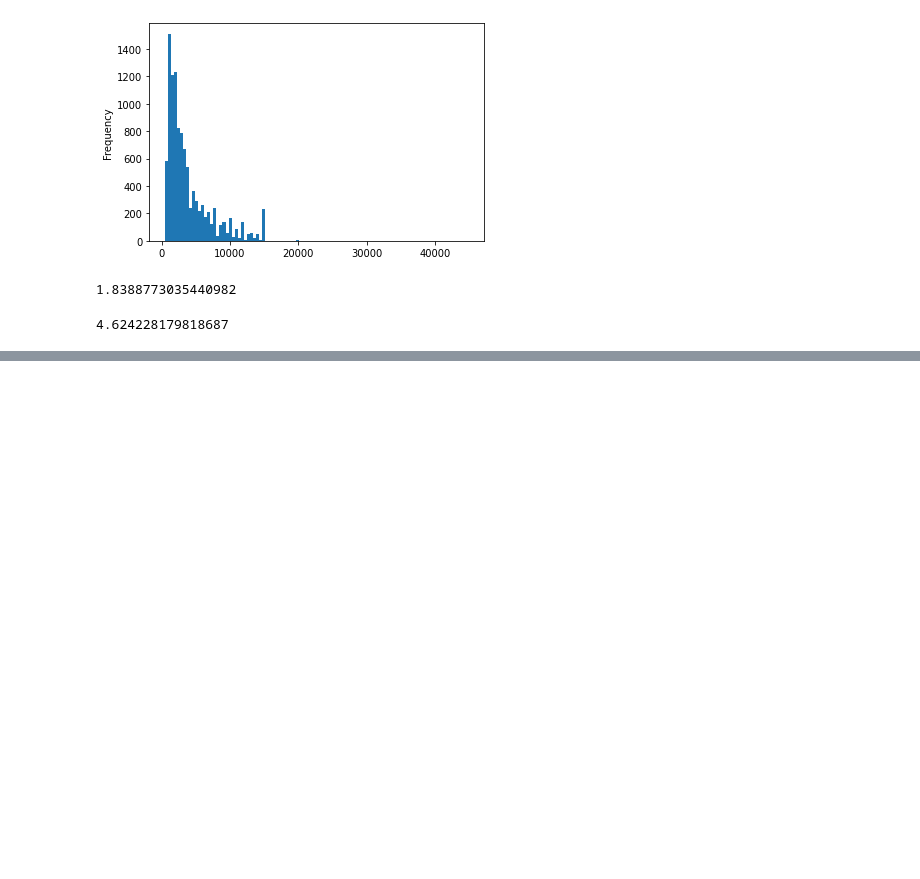
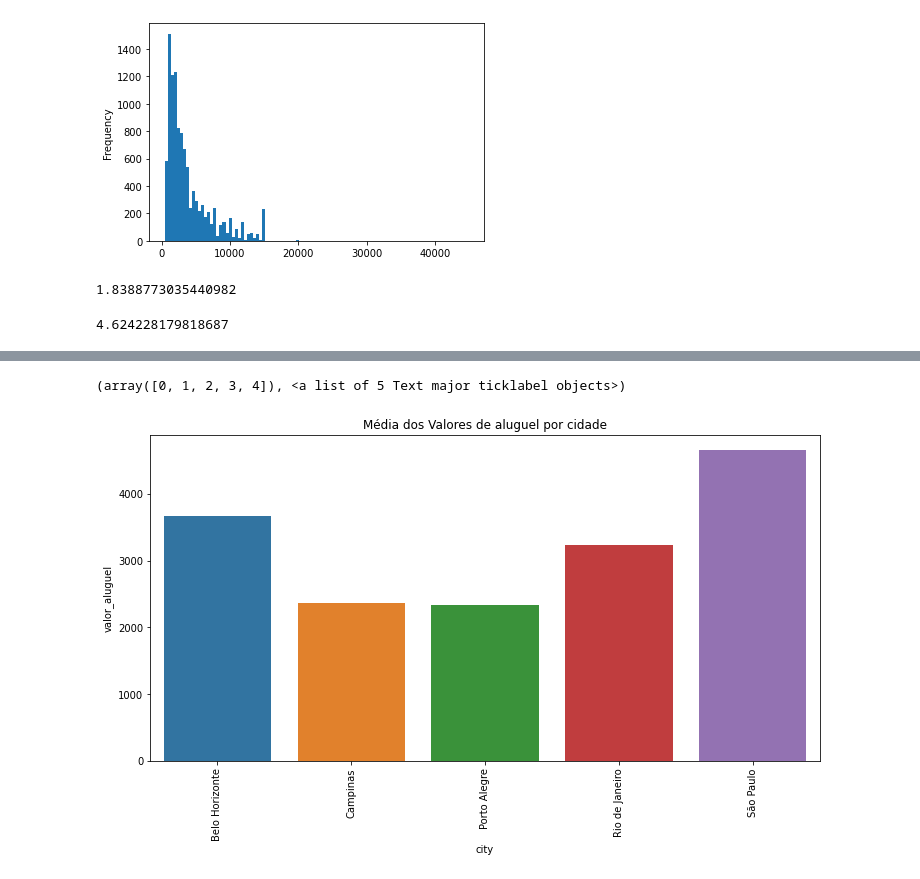
Before and after one commit to CostaPedroHenrique/codenation, a Jupyter notebook: Semana3Codenation.ipynb, the cells around one changed output, grey strips where cells are left out. Saved outputs shown, nothing was run; the diff lists cells and outputs as text; code cells hidden in the pictures; blank space fills up the shorter version.

```diff
--- a/Semana3Codenation.ipynb
+++ b/Semana3Codenation.ipynb
@@ -113,0 +256,8 @@ AttributeError: 'DataFrame' object has no attribute 'cors'
+# %%
+plt.figure(figsize = (12,6))
+sns.barplot(x = 'city', y= 'valor_aluguel', data = df.groupby('city')['valor_aluguel'].mean().reset_index())
+plt.title("Média dos Valores de aluguel por cidade")
+plt.xticks(rotation = 90)
+# %% [output]
+(array([0, 1, 2, 3, 4]), <a list of 5 Text major ticklabel objects>)
+[figure, added]
```
Also changed, not shown: parts of 23 cells of this notebook, 1 other file.
